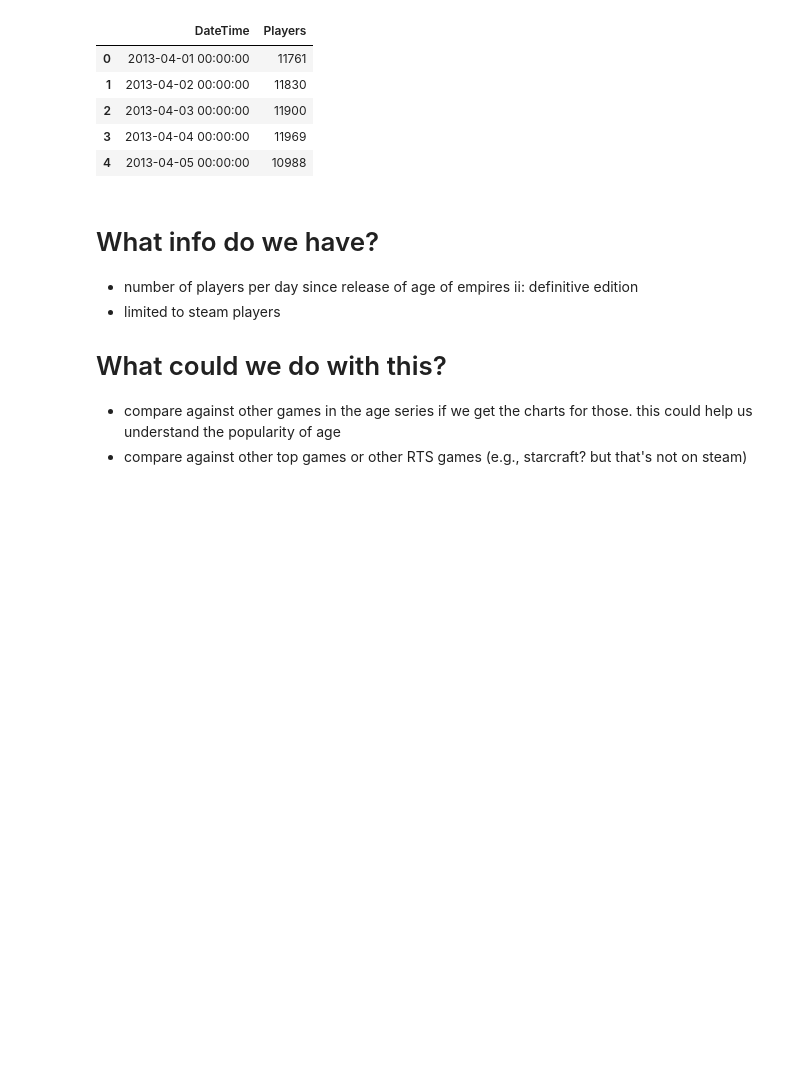
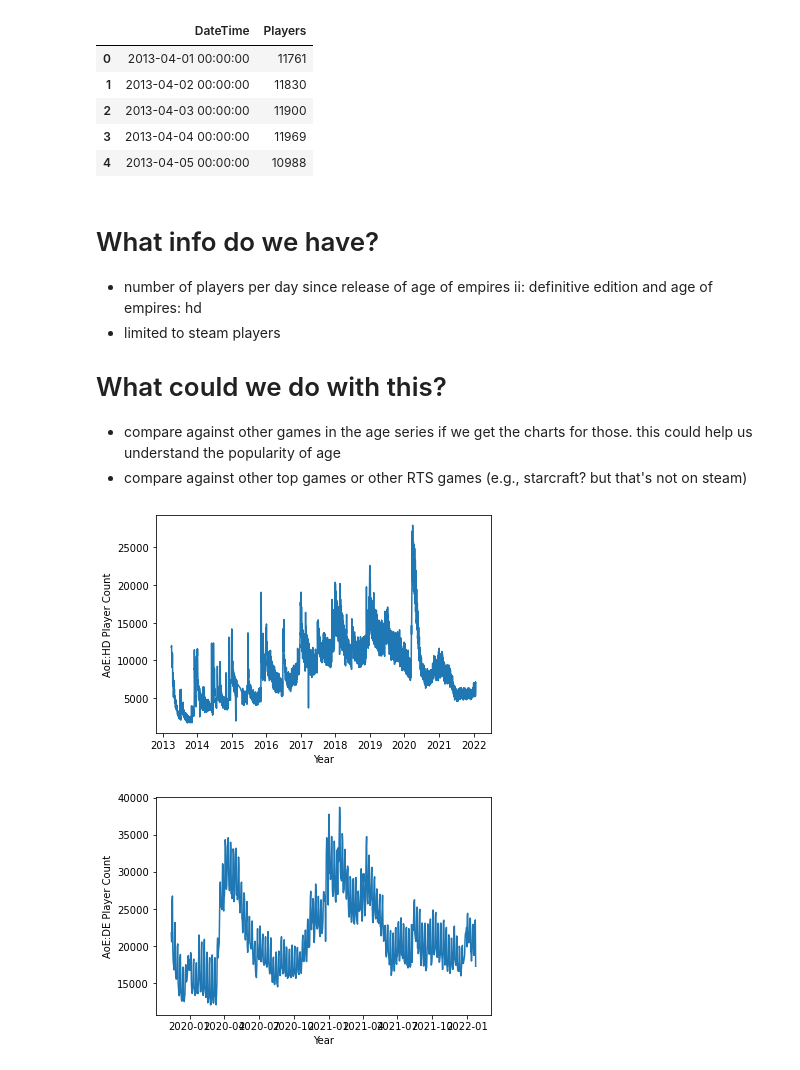
Before and after one commit to rishigoutam/aoe2, a Jupyter notebook: test_steamdb.ipynb, the cells around one changed output. Cells and saved outputs as stored; diff of their text form; code cells hidden in the pictures; blank space fills up the shorter version.

Commit message:
Compared DE vs HD player base

```diff
--- a/test_steamdb.ipynb
+++ b/test_steamdb.ipynb
@@ -65,9 +64,29 @@ None
 | 4 | 2013-04-05 00:00:00 | 10988 |
 # %% [markdown]
 # What info do we have?
-- number of players per day since release of age of empires ii: definitive edition
+- number of players per day since release of age of empires ii: definitive edition and age of empires: hd
 - limited to steam players
 
 # What could we do with this?
 - compare against other games in the age series if we get the charts for those. this could help us understand the popularity of age
 - compare against other top games or other RTS games (e.g., starcraft? but that's not on steam)
+# %%
+# Let's try to compare players in HD vs DE
+# First, let's plot the two graphs then we will try to join the data and graph both together in one graph!
+
+import matplotlib.pyplot as plt
+
+hd_days = pd.to_datetime(steam_hd['DateTime'])
+plt.plot(hd_days, steam_hd['Players'])
+plt.ylabel('AoE:HD Player Count')
+plt.xlabel('Year')
+plt.show()
+
+de_days = pd.to_datetime(steam_de['DateTime'])
+plt.plot(de_days, steam_de['Players'])
+plt.ylabel('AoE:DE Player Count')
+plt.xlabel('Year')
+plt.show()
+# %% [output]
+[figure, added]
+[figure, added]
```
Also changed, not shown: parts of 2 cells of this notebook.
